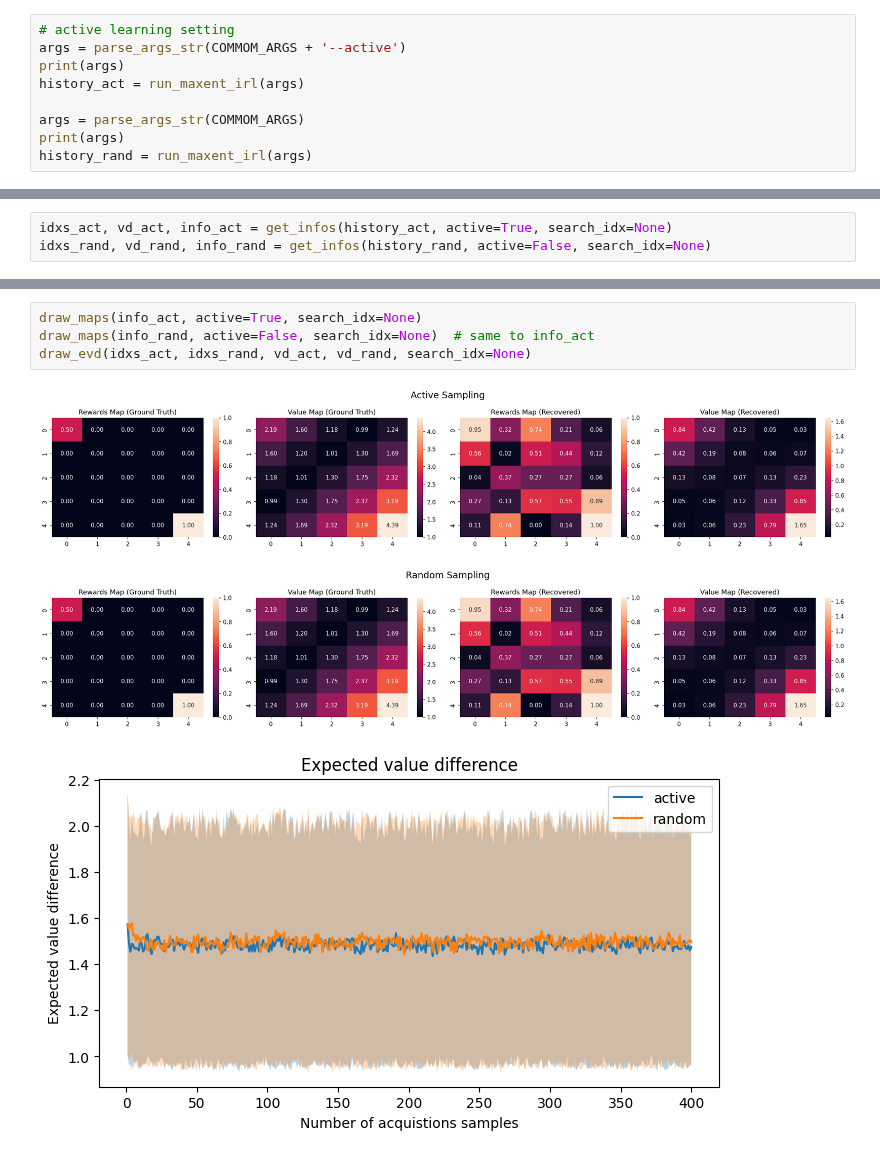
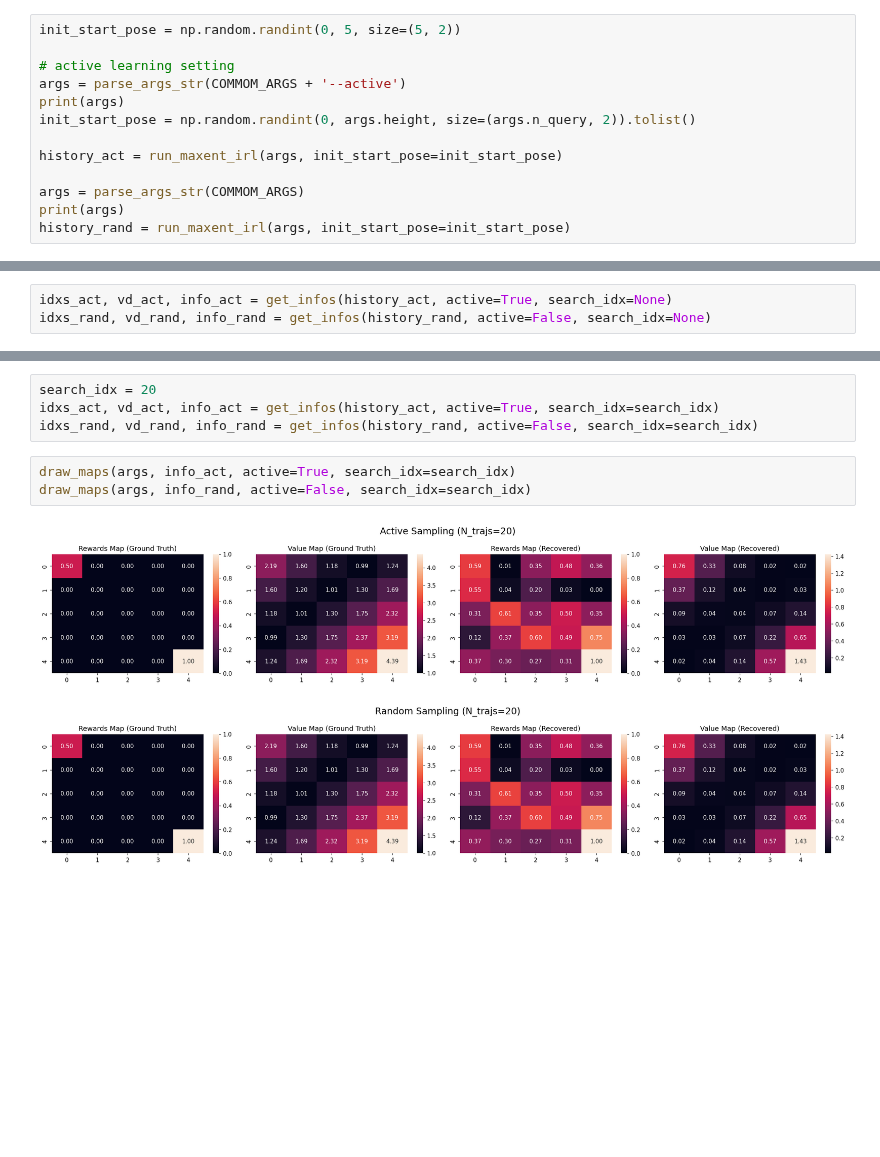
Before and after one commit to simonjisu/rl_2023spring, a Jupyter notebook: test.ipynb, the cells around one changed output, grey strips where cells are left out. Cells and saved outputs as stored; diff of their text form; blank space fills up the shorter version.

```diff
--- a/test.ipynb
+++ b/test.ipynb
@@ -65,10 +233,14 @@ COMMOM_ARGS = """
 # %%
+init_start_pose = np.random.randint(0, 5, size=(5, 2))
+
 # active learning setting
 args = parse_args_str(COMMOM_ARGS + '--active')
 print(args)
-history_act = run_maxent_irl(args)
+init_start_pose = np.random.randint(0, args.height, size=(args.n_query, 2)).tolist()
+
+history_act = run_maxent_irl(args, init_start_pose=init_start_pose)
 
 args = parse_args_str(COMMOM_ARGS)
 print(args)
-history_rand = run_maxent_irl(args)
+history_rand = run_maxent_irl(args, init_start_pose=init_start_pose)
 # %% [output]
@@ -202,8 +288,10 @@ idxs_rand, vd_rand, info_rand = get_infos(history_rand, active=False, search_idx
+# %%
+search_idx = 20
+idxs_act, vd_act, info_act = get_infos(history_act, active=True, search_idx=search_idx)
+idxs_rand, vd_rand, info_rand = get_infos(history_rand, active=False, search_idx=search_idx)
 # %%
-draw_maps(info_act, active=True, search_idx=None)
-draw_maps(info_rand, active=False, search_idx=None)  # same to info_act
-draw_evd(idxs_act, idxs_rand, vd_act, vd_rand, search_idx=None)
+draw_maps(args, info_act, active=True, search_idx=search_idx)
+draw_maps(args, info_rand, active=False, search_idx=search_idx)
 # %% [output]
-[figure, old version]
+[figure, new version]
-[figure, old version]
+[figure, new version]
-[figure, removed]
```
Also changed, not shown: parts of 13 cells of this notebook, 32 other files.
